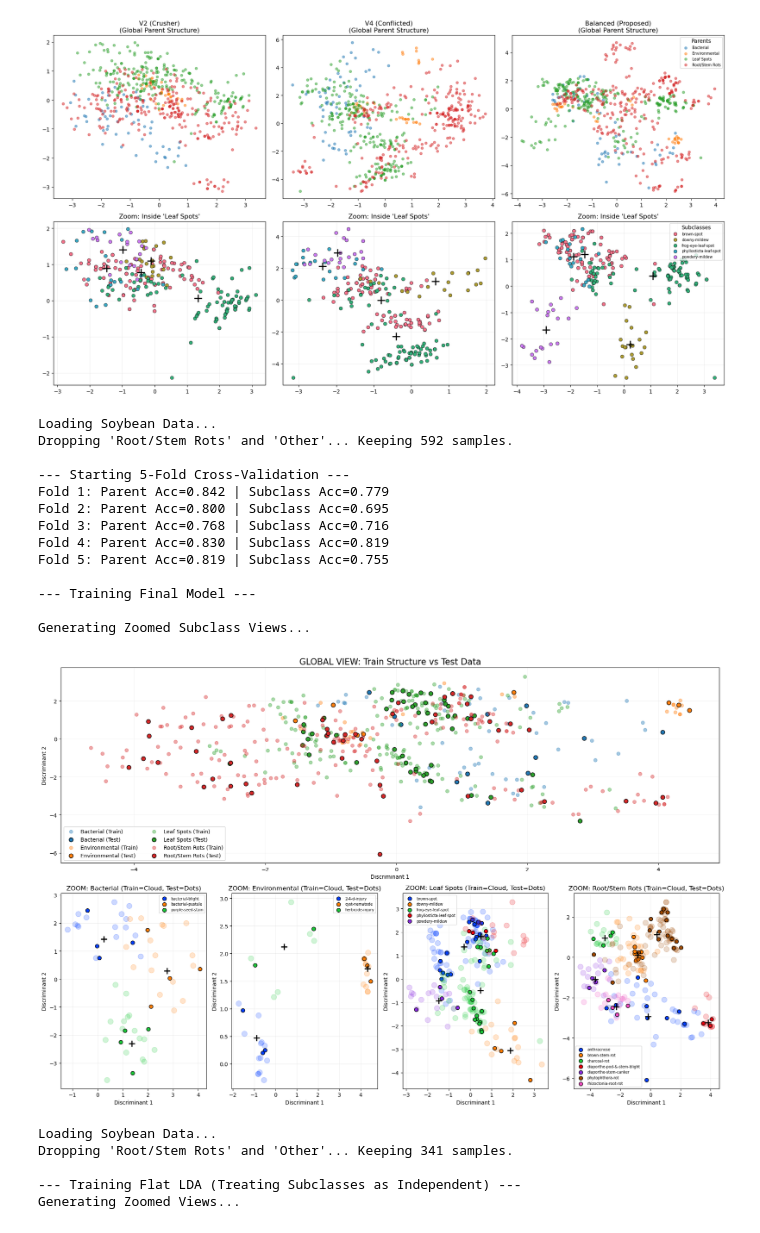
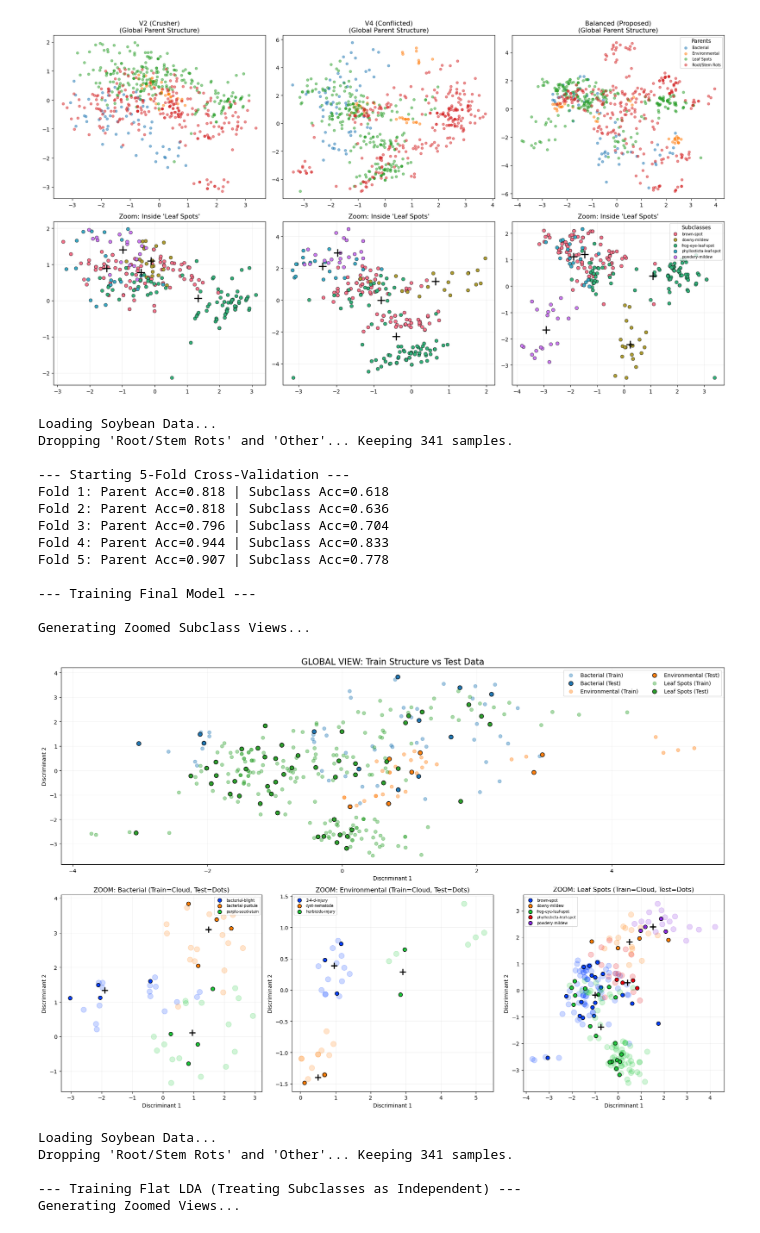
Before and after one commit to Reinald0-M/LDA-Experiment, a Jupyter notebook: new_models/new_models_experiments/explore.ipynb, the cells around one changed output. Drawn from its saved outputs; the diff is of its cells as text; code cells hidden in the pictures.

```diff
--- a/new_models/new_models_experiments/explore.ipynb
+++ b/new_models/new_models_experiments/explore.ipynb
@@ -1567,7 +1567,7 @@ def get_soybean_data():
     y_parent = np.array([hierarchy_map.get(label, 'Other') for label in y_str])
 
     # Filter
-    mask = (y_parent != 'Other') #& (y_parent != 'Root/Stem Rots')
+    mask = (y_parent != 'Other') & (y_parent != 'Root/Stem Rots')
     print(f"Dropping 'Root/Stem Rots' and 'Other'... Keeping {np.sum(mask)} samples.")
 
     X, y_str, y_parent = X[mask], y_str[mask], y_parent[mask]
@@ -1734,40 +1734,40 @@ if __name__ == "__main__":
             s_tr = (ys_train == s_idx)
             ax.scatter(P_train[s_tr, 0], P_train[s_tr, 1],
                        color=sub_palette[j], alpha=0.2, s=100) # Big faint blobs
 
             # Test Data (Sharp foreground points)
             s_te = (ys_test == s_idx)
             ax.scatter(P_test[s_te, 0], P_test[s_te, 1], label=s_name,
                        color=sub_palette[j], alpha=1.0, s=50, edgecolor='k')
 
             # Centroid (Test)
             if np.sum(s_te) > 0:
                 mu = np.mean(P_test[s_te], axis=0)
                 ax.plot(mu[0], mu[1], 'k+', markersize=12, markeredgewidth=2)
 
         ax.set_title(f"ZOOM: {p_name} (Train=Cloud, Test=Dots)", fontsize=12)
         ax.set_xlabel("Discriminant 1")
         ax.set_ylabel("Discriminant 2")
         ax.legend(fontsize='x-small', loc='best')
         ax.grid(True, alpha=0.2)
 
     plt.tight_layout()
     plt.show()
 # %% [output]
 Loading Soybean Data...
-Dropping 'Root/Stem Rots' and 'Other'... Keeping 592 samples.
+Dropping 'Root/Stem Rots' and 'Other'... Keeping 341 samples.
 
 --- Starting 5-Fold Cross-Validation ---
-Fold 1: Parent Acc=0.842 | Subclass Acc=0.779
-Fold 2: Parent Acc=0.800 | Subclass Acc=0.695
-Fold 3: Parent Acc=0.768 | Subclass Acc=0.716
-Fold 4: Parent Acc=0.830 | Subclass Acc=0.819
-Fold 5: Parent Acc=0.819 | Subclass Acc=0.755
+Fold 1: Parent Acc=0.818 | Subclass Acc=0.618
+Fold 2: Parent Acc=0.818 | Subclass Acc=0.636
+Fold 3: Parent Acc=0.796 | Subclass Acc=0.704
+Fold 4: Parent Acc=0.944 | Subclass Acc=0.833
+Fold 5: Parent Acc=0.907 | Subclass Acc=0.778
 
 --- Training Final Model ---
 
 Generating Zoomed Subclass Views...
-[figure, old version]
+[figure, new version]
 # %%
 import numpy as np
 import matplotlib.pyplot as plt
```
Also changed, not shown: parts of 1 cell of this notebook.
